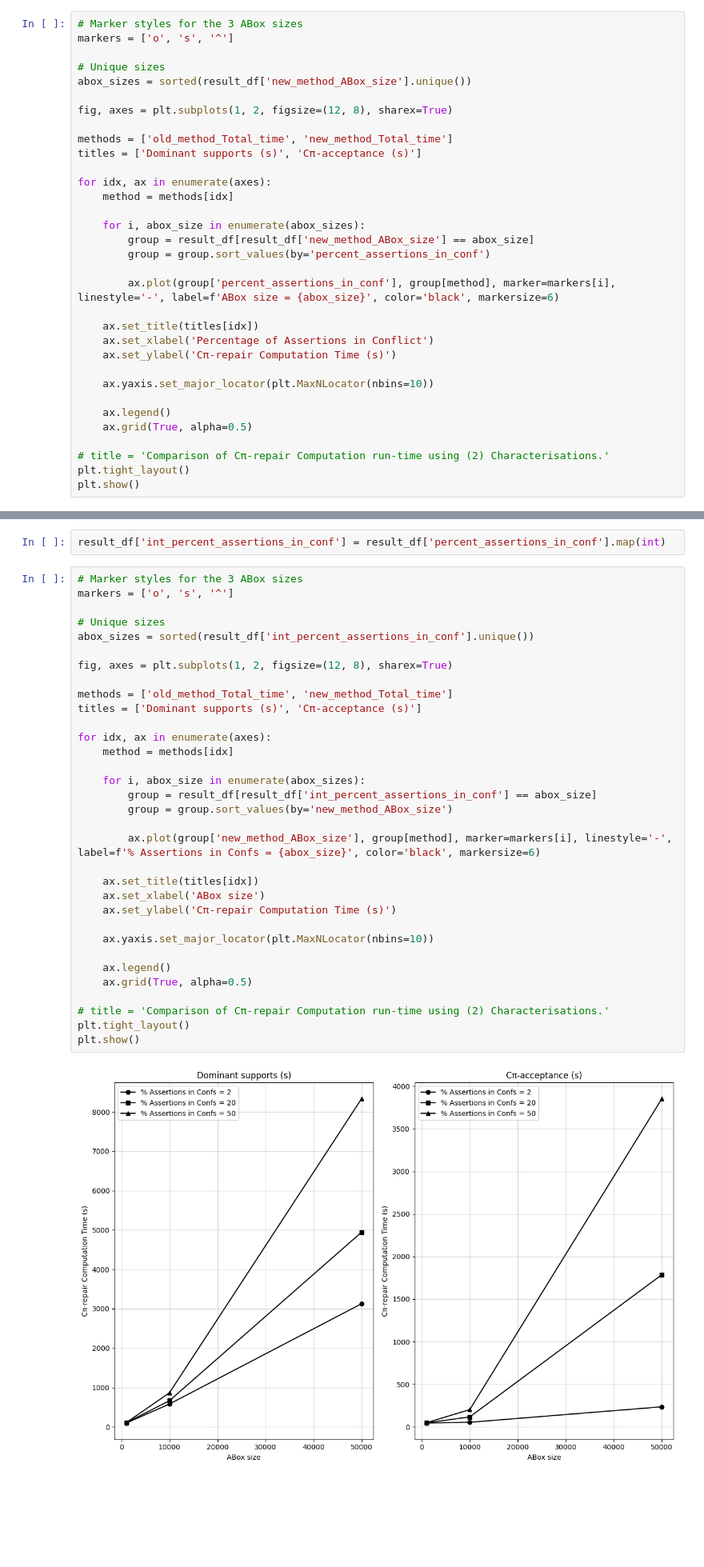
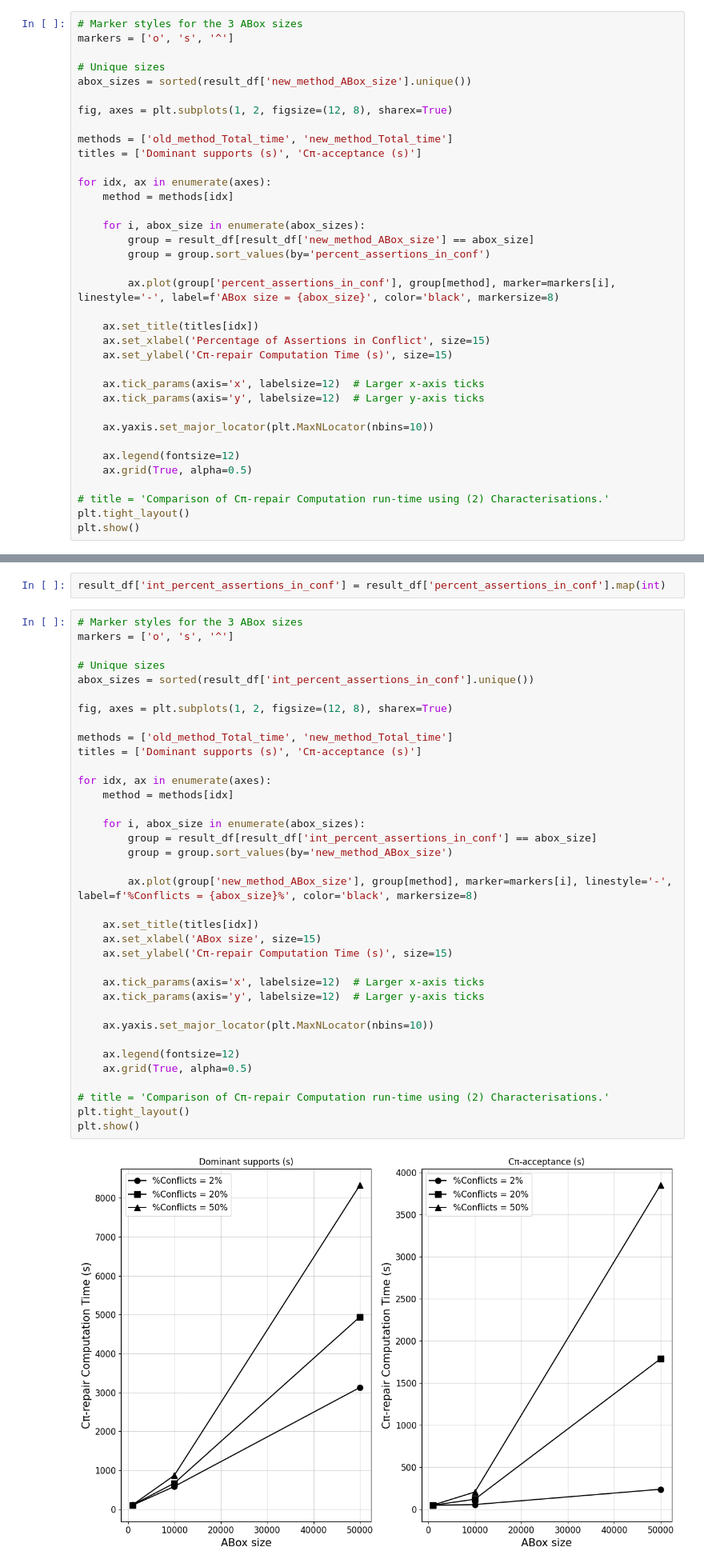
Before and after one commit to ahmedlaouar/py_reasoner, a Jupyter notebook: core/results_stats.ipynb, the cells around one changed output, grey strips where cells are left out. Shown at 80% size. Saved outputs shown, nothing was run; the diff lists cells and outputs as text; blank space fills up the shorter version.

```diff
--- a/core/results_stats.ipynb
+++ b/core/results_stats.ipynb
@@ -83,15 +83,18 @@ for idx, ax in enumerate(axes):
         group = result_df[result_df['new_method_ABox_size'] == abox_size]
         group = group.sort_values(by='percent_assertions_in_conf')
 
-        ax.plot(group['percent_assertions_in_conf'], group[method], marker=markers[i], linestyle='-', label=f'ABox size = {abox_size}', color='black', markersize=6)
+        ax.plot(group['percent_assertions_in_conf'], group[method], marker=markers[i], linestyle='-', label=f'ABox size = {abox_size}', color='black', markersize=8)
 
     ax.set_title(titles[idx])
-    ax.set_xlabel('Percentage of Assertions in Conflict')
-    ax.set_ylabel('Cπ-repair Computation Time (s)')
+    ax.set_xlabel('Percentage of Assertions in Conflict', size=15)
+    ax.set_ylabel('Cπ-repair Computation Time (s)', size=15)
+
+    ax.tick_params(axis='x', labelsize=12)  # Larger x-axis ticks
+    ax.tick_params(axis='y', labelsize=12)  # Larger y-axis ticks
 
     ax.yaxis.set_major_locator(plt.MaxNLocator(nbins=10))
 
-    ax.legend()
+    ax.legend(fontsize=12)
     ax.grid(True, alpha=0.5)
 
 # title = 'Comparison of Cπ-repair Computation run-time using (2) Characterisations.'
@@ -104,38 +107,41 @@ result_df['int_percent_assertions_in_conf'] = result_df['percent_assertions_in_c
 # %%
 # Marker styles for the 3 ABox sizes
 markers = ['o', 's', '^']
 
 # Unique sizes
 abox_sizes = sorted(result_df['int_percent_assertions_in_conf'].unique())
 
 fig, axes = plt.subplots(1, 2, figsize=(12, 8), sharex=True)
 
 methods = ['old_method_Total_time', 'new_method_Total_time']
 titles = ['Dominant supports (s)', 'Cπ-acceptance (s)']
 
 for idx, ax in enumerate(axes):
     method = methods[idx]
 
     for i, abox_size in enumerate(abox_sizes):
         group = result_df[result_df['int_percent_assertions_in_conf'] == abox_size]
         group = group.sort_values(by='new_method_ABox_size')
 
-        ax.plot(group['new_method_ABox_size'], group[method], marker=markers[i], linestyle='-', label=f'% Assertions in Confs = {abox_size}', color='black', markersize=6)
+        ax.plot(group['new_method_ABox_size'], group[method], marker=markers[i], linestyle='-', label=f'%Conflicts = {abox_size}%', color='black', markersize=8)
 
     ax.set_title(titles[idx])
-    ax.set_xlabel('ABox size')
-    ax.set_ylabel('Cπ-repair Computation Time (s)')
+    ax.set_xlabel('ABox size', size=15)
+    ax.set_ylabel('Cπ-repair Computation Time (s)', size=15)
+
+    ax.tick_params(axis='x', labelsize=12)  # Larger x-axis ticks
+    ax.tick_params(axis='y', labelsize=12)  # Larger y-axis ticks
 
     ax.yaxis.set_major_locator(plt.MaxNLocator(nbins=10))
 
-    ax.legend()
+    ax.legend(fontsize=12)
     ax.grid(True, alpha=0.5)
 
 # title = 'Comparison of Cπ-repair Computation run-time using (2) Characterisations.'
 plt.tight_layout()
 plt.show()
 # %% [output]
-[figure, old version]
+[figure, new version]
 # %% [markdown]
 ### Old analysis
 # %%
```
Also changed, not shown: parts of 1 cell of this notebook, 2 other files.
